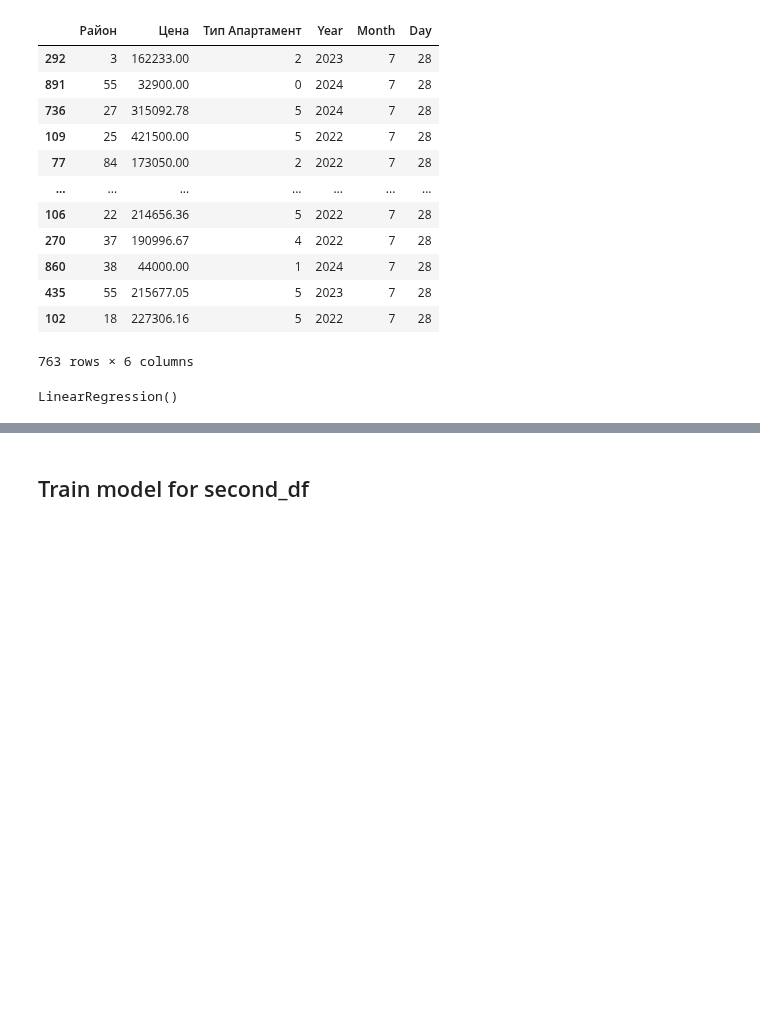
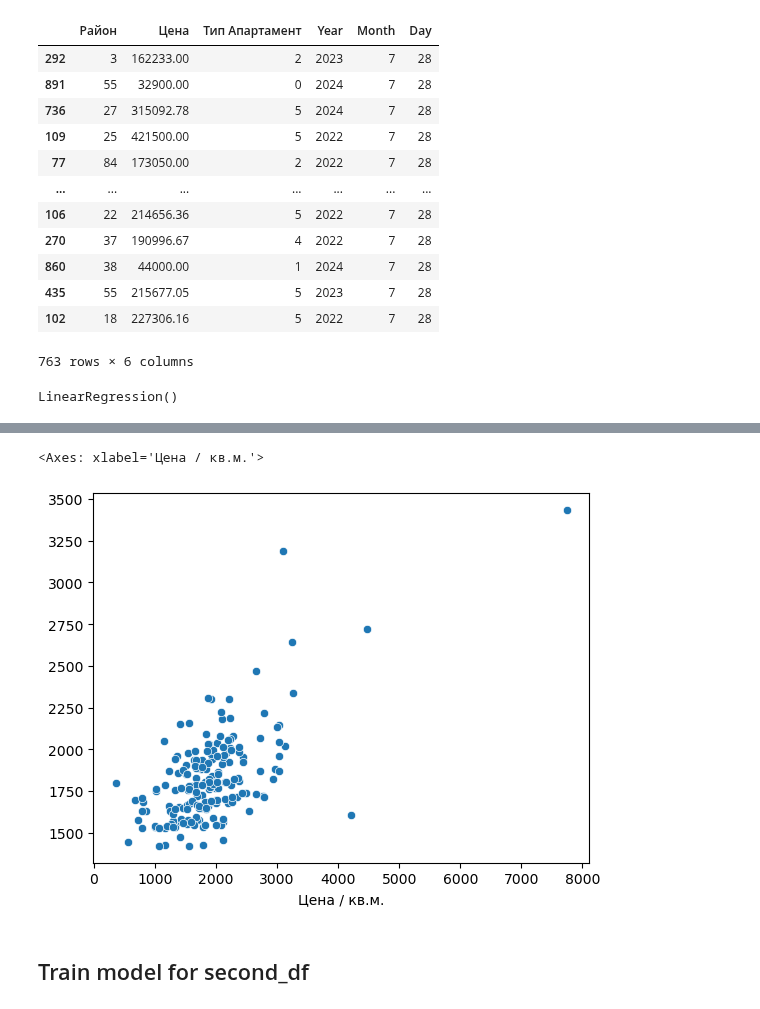
Before and after one commit to GalkaKG/Predicting-Sofia-Real-Estate-Prices, a Jupyter notebook: Predicting Sofia Real Estate Prices.ipynb, the cells around one changed output, grey strips where cells are left out. Drawn from its saved outputs; the diff is of its cells as text; code cells hidden in the pictures; blank space fills up the shorter version.

```diff
--- a/Predicting Sofia Real Estate Prices.ipynb
+++ b/Predicting Sofia Real Estate Prices.ipynb
@@ -759,3 +915,8 @@ mse
+# %%
+sns.scatterplot(x=y_test, y=y_pred)
+# %% [output]
+<Axes: xlabel='Цена / кв.м.'>
+[figure, added]
 # %% [markdown]
 ## Train model for second_df
 # %%
```
Also changed, not shown: parts of 39 cells of this notebook.
